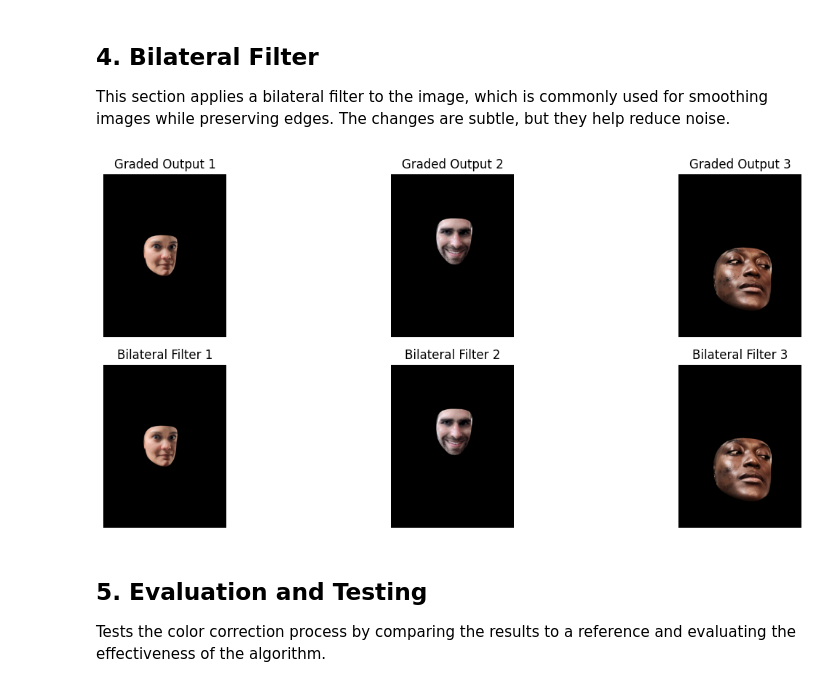
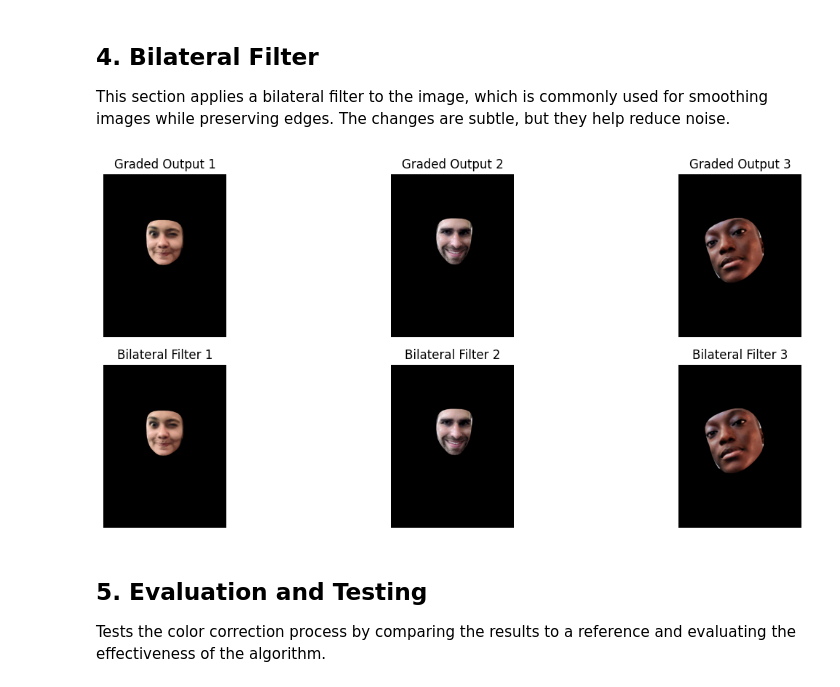
Before and after one commit to rodrigorcz/skin-color-correction, a Jupyter notebook: main.ipynb, the cells around one changed output. Saved outputs shown, nothing was run; the diff lists cells and outputs as text; code cells hidden in the pictures.

```diff
--- a/main.ipynb
+++ b/main.ipynb
@@ -285,7 +306,7 @@ def correct(input_paths, target_paths):
 # example usage
 input_paths = ['img/in/mst_input/skin_tone_4/img3.jpg',
                'img/in/mst_input/skin_tone_2/img8.jpg',
-               'img/in/mst_input/skin_tone_8/img10.jpg']
+               'img/in/mst_input/skin_tone_8/img9.jpg']
 
 target_paths = ['img/in/golden_pics_mst/skin_tone_4/img1.jpg',
                 'img/in/golden_pics_mst/skin_tone_2/img2.jpg',
@@ -337,34 +358,39 @@ def apply_bilateral(img):
     sigma_color = 50 + int(50 * face_ratio)
     sigma_space = 50 + int(50 * face_ratio)
 
     # bilateral filter
     filtered_img = cv.bilateralFilter(img, d, sigma_color, sigma_space)
 
     return filtered_img
 
 # Plot
 plt.figure(figsize=(12, 8))
 
 for i, (path_input, img_output) in enumerate(zip(input_paths, corrected_images)):
     img_input = cv.imread(path_input)
 
     # bilateral filtering
     img_bilateral = apply_bilateral(img_output)
 
     plt.subplot(3, len(input_paths), i + 1)
     plt.imshow(cv.cvtColor(img_output, cv.COLOR_BGR2RGB))
     plt.title(f"Graded Output {i + 1}")
     plt.axis('off')
 
     plt.subplot(3, len(input_paths), len(input_paths) + i + 1)
     plt.imshow(cv.cvtColor(img_bilateral, cv.COLOR_BGR2RGB))
     plt.title(f"Bilateral Filter {i + 1}")
     plt.axis('off')
 
+    cv.imwrite(f"img/out/bilateral_filter/img_out_{i}.jpg", img_output)
+    cv.imwrite(f"img/out/bilateral_filter/img_bi_{i}.jpg", img_bilateral)
+
+
+
 plt.tight_layout()
 plt.show()
 # %% [output]
-[figure, old version]
+[figure, new version]
 # %% [markdown]
 ## 5. Evaluation and Testing
 
```
Also changed, not shown: parts of 4 cells of this notebook, 23 other files.
